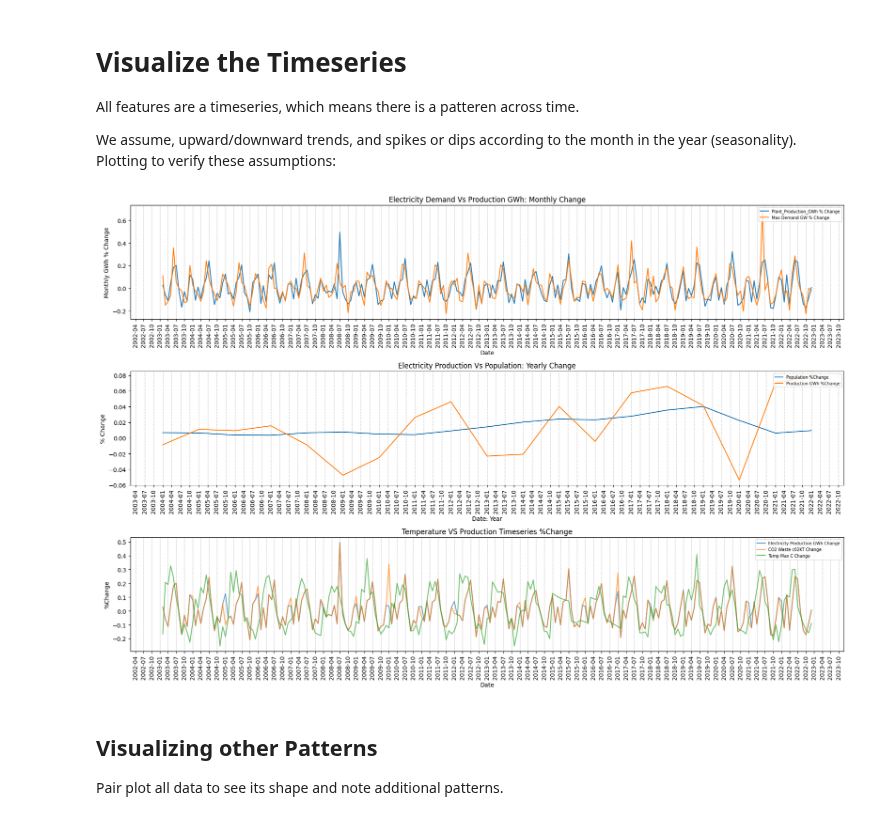
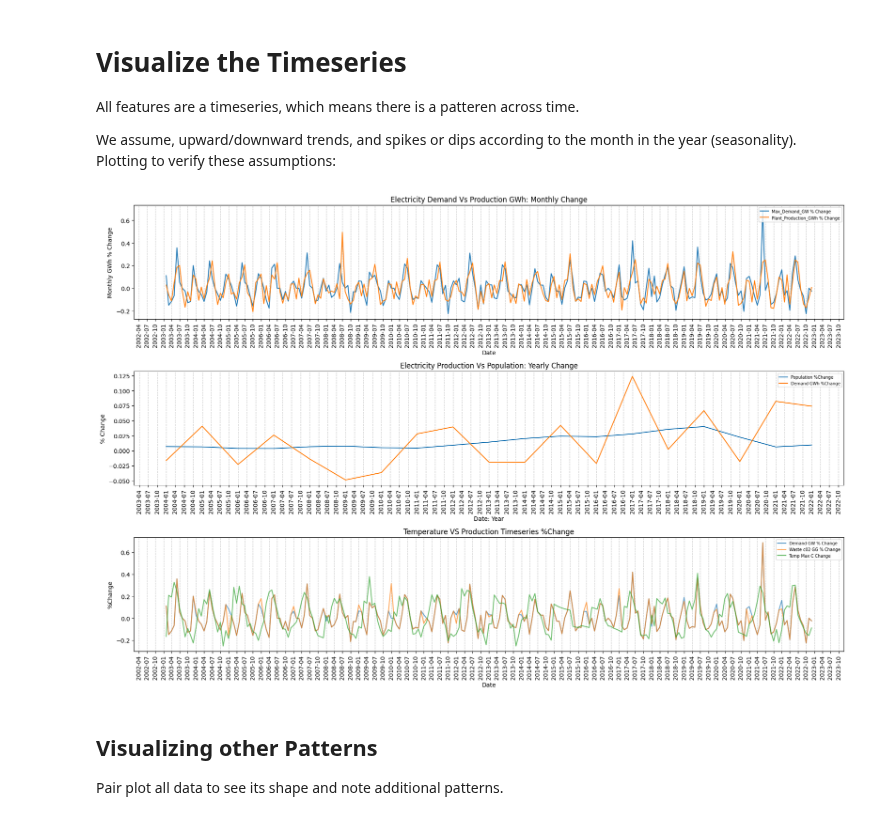
Before and after one commit to ATECO-malta/applied_ml_assignment, a Jupyter notebook: data_analysis.ipynb, the cells around one changed output. Saved outputs shown, nothing was run; the diff lists cells and outputs as text; code cells hidden in the pictures.

```diff
--- a/data_analysis.ipynb
+++ b/data_analysis.ipynb
@@ -74,7 +74,8 @@ END_DATE = datetime(2022, 12, 31)
 RAW_DATA_PATH = "./raw_data"
 
 # Base electricity datasets
-ELEC_PRD_COL = "Plant_Production_GWh"
+ELEC_DMD_COL = "Max_Demand_GW"
+ELEC_PROD_COL = "Plant_Production_GWh"
 ELECTRIC_MW_DS = [
     "Max_Demand_MW.csv",
     "Plant_Production_MWh.csv",
@@ -223,16 +224,16 @@ c02_df = c02_df.reindex(extended_index)
 c02_df["Totals"] = c02_df[CO2_COL]
 c02_df[CO2_COL] /= 12
 c02_df = c02_df.ffill()
-corr = all_data_df[ELEC_PRD_COL].corr(c02_df[CO2_COL])
+corr = all_data_df[ELEC_DMD_COL].corr(c02_df[CO2_COL])
 print(f"Corr coeff: {corr:0.02f}")
 
 # We will interpolate CO2 production using the plants monthly supply as weights.
-sampling_subset = pd.DataFrame(all_data_df[ELEC_PRD_COL].copy())
+sampling_subset = pd.DataFrame(all_data_df[ELEC_DMD_COL].copy())
 sampling_subset = sampling_subset.resample("MS").ffill()
 sampling_subset["total"] = sampling_subset.groupby(sampling_subset.index.year)[
-    ELEC_PRD_COL
+    ELEC_DMD_COL
 ].transform("sum")
-sampling_subset["weights"] = sampling_subset[ELEC_PRD_COL] / sampling_subset["total"]
+sampling_subset["weights"] = sampling_subset[ELEC_DMD_COL] / sampling_subset["total"]
 print(sampling_subset["weights"].head(12))
 
 c02_df[CO2_COL] = round(sampling_subset["weights"] * (c02_df[CO2_COL]), 2)
@@ -449,10 +450,12 @@ plt.show()
 # %% [markdown]
 Values of sun, pressure and wind have poor data quality, and are best dropped.
 # %%
-all_data_df[ELEC_PRD_COL].tail(13)
+all_data_df[ELEC_DMD_COL].tail(13)
 
 all_data_df = pd.concat(
-    [all_data_df, temp_data_df[["tmin", "tavg", TEMP_MAX_COL]]], axis=1, ignore_index=False
+    [all_data_df, temp_data_df[["tmin", "tavg", TEMP_MAX_COL]]],
+    axis=1,
+    ignore_index=False,
 )
 
 all_data_df = all_data_df.interpolate().ffill().fillna(0)
@@ -496,7 +499,7 @@ def add_midpoints(df, oversample_cols):
 # Sythetic oversampling using mid month.
 SYNTH_OVERSAMPLE_COLS = [
     "Max_Demand_GW",
-    ELEC_PRD_COL,
+    ELEC_DMD_COL,
     "Imports_GWh",
     "Renewables_Production_GWh",
 ]
@@ -529,8 +532,8 @@ import matplotlib.dates as mdates
 fig, axes = plt.subplots(3, 1, figsize=(18, 12))
 
 axes[0].plot(
-    all_data_df[[ELEC_PRD_COL, "Max_Demand_GW"]].pct_change().ffill(),
-    label=[f"{ELEC_PRD_COL} % Change", "Max Demand GW % Change"],
+    all_data_df[[ELEC_DMD_COL, ELEC_PROD_COL]].pct_change().ffill(),
+    label=[f"{ELEC_DMD_COL} % Change", f"{ELEC_PROD_COL} % Change"],
 )
 axes[0].set_xlabel("Date")
 axes[0].set_ylabel("Monthly GWh % Change")
@@ -546,8 +549,8 @@ axes[1].plot(
     label="Population %Change",
 )
 axes[1].plot(
-    all_data_df[ELEC_PRD_COL].resample("YS").mean().pct_change().dropna(),
-    label="Production GWh %Change",
+    all_data_df[ELEC_DMD_COL].resample("YS").mean().pct_change().dropna(),
+    label="Demand GWh %Change",
 )
 axes[1].set_xlabel("Date: Year")
 axes[1].set_ylabel("% Change")
@@ -555,38 +558,42 @@ axes[1].set_title("Electricity Production Vs Population: Yearly Change")
 axes[1].grid(axis="x", linestyle="--", alpha=0.7)
 axes[1].tick_params(axis="x", rotation=90)
 axes[1].xaxis.set_major_locator(mdates.MonthLocator(interval=3))
 axes[1].xaxis.set_major_formatter(mdates.DateFormatter("%Y-%m"))
 axes[1].legend(fontsize=7, loc="upper right")
 
+
+
 axes[2].plot(
 
-    all_data_df[ELEC_PRD_COL].pct_change().dropna(),
-    label="Electricity Production GWh Change",
+    all_data_df[ELEC_DMD_COL].pct_change().dropna(),
+    label="Demand GW % Change",
     alpha=0.7,
 )
 axes[2].plot(
 
     all_data_df[CO2_COL].pct_change().dropna(),
 
-    label="CO2 Waste c02KT Change",
+    label="Waste c02 GG % Change",
     alpha=0.7,
 )
 axes[2].plot(
-    all_data_df[TEMP_MAX_COL].pct_change().dropna(), label="Temp Max C Change", alpha=0.7
+    all_data_df[TEMP_MAX_COL].pct_change().dropna(),
+    label="Temp Max C Change",
+    alpha=0.7,
 )
 axes[2].set_ylabel("%Change")
 axes[2].set_xlabel("Date")
 axes[2].grid(axis="x", linestyle="--", alpha=0.7)
 axes[2].tick_params(axis="x", rotation=90)
 axes[2].xaxis.set_major_locator(mdates.MonthLocator(interval=3))
 axes[2].xaxis.set_major_formatter(mdates.DateFormatter("%Y-%m"))
 axes[2].set_title("Temperature VS Production Timeseries %Change")
 axes[2].legend(fontsize=7, loc="upper right")
 
 plt.tight_layout()
 plt.show()
 # %% [output]
-[figure, old version]
+[figure, new version]
 # %% [markdown]
 ## Visualizing other Patterns
 
```
Also changed, not shown: parts of 10 cells of this notebook, 4 other files.
